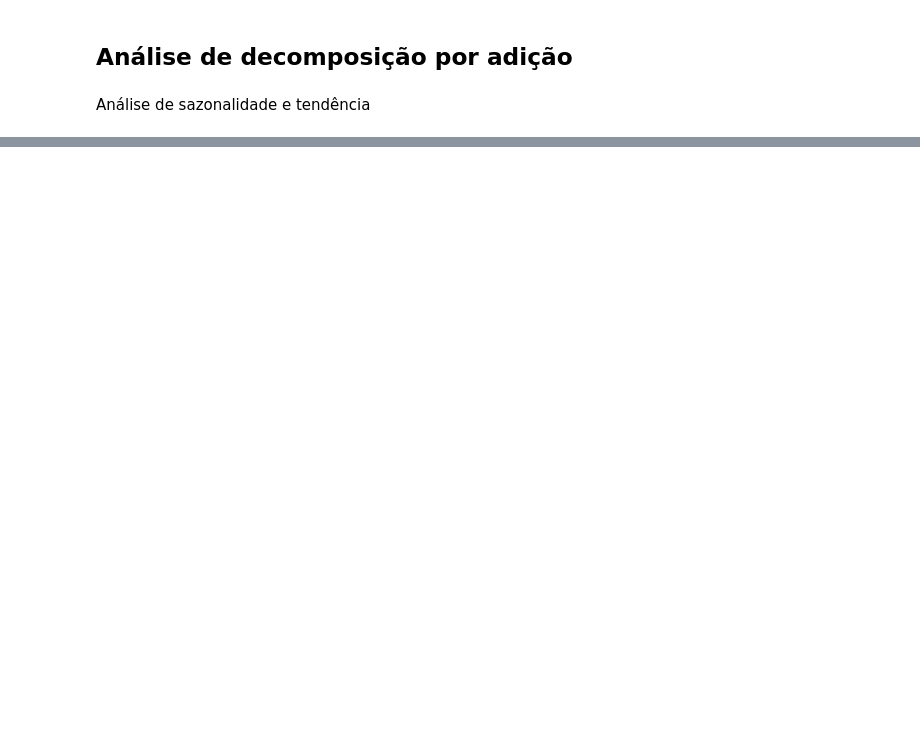
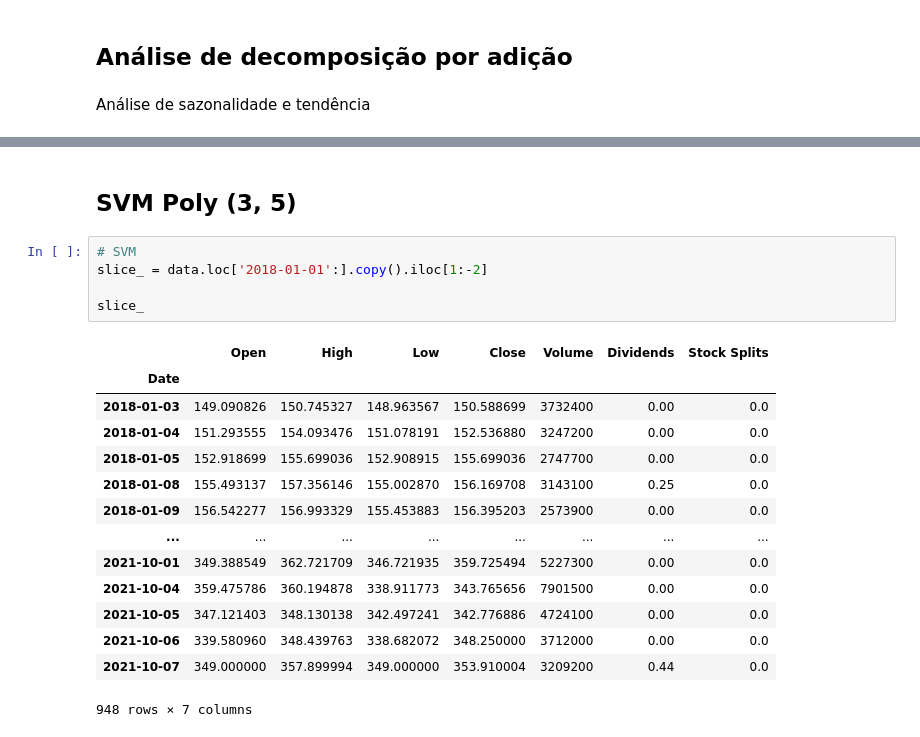
Before and after one commit to MrMarculu/PIC, a Jupyter notebook: pic-ipynb.ipynb, the cells around one changed output, grey strips where cells are left out. Saved outputs shown, nothing was run; the diff lists cells and outputs as text; blank space fills up the shorter version.

```diff
--- a/pic-ipynb.ipynb
+++ b/pic-ipynb.ipynb
@@ -339,0 +355,22 @@ fig
+# %% [markdown]
+## SVM Poly (3, 5)
+# %%
+# SVM
+slice_ = data.loc['2018-01-01':].copy().iloc[1:-2]
+
+slice_
+# %% [output]
+|  | Open | High | Low | Close | Volume | Dividends | Stock Splits |
+| Date |  |  |  |  |  |  |  |
+| 2018-01-03 | 149.090826 | 150.745327 | 148.963567 | 150.588699 | 3732400 | 0.00 | 0.0 |
+| 2018-01-04 | 151.293555 | 154.093476 | 151.078191 | 152.536880 | 3247200 | 0.00 | 0.0 |
+| 2018-01-05 | 152.918699 | 155.699036 | 152.908915 | 155.699036 | 2747700 | 0.00 | 0.0 |
+| 2018-01-08 | 155.493137 | 157.356146 | 155.002870 | 156.169708 | 3143100 | 0.25 | 0.0 |
+| 2018-01-09 | 156.542277 | 156.993329 | 155.453883 | 156.395203 | 2573900 | 0.00 | 0.0 |
+| ... | ... | ... | ... | ... | ... | ... | ... |
+| 2021-10-01 | 349.388549 | 362.721709 | 346.721935 | 359.725494 | 5227300 | 0.00 | 0.0 |
+| 2021-10-04 | 359.475786 | 360.194878 | 338.911773 | 343.765656 | 7901500 | 0.00 | 0.0 |
+| 2021-10-05 | 347.121403 | 348.130138 | 342.497241 | 342.776886 | 4724100 | 0.00 | 0.0 |
+| 2021-10-06 | 339.580960 | 348.439763 | 338.682072 | 348.250000 | 3712000 | 0.00 | 0.0 |
+| 2021-10-07 | 349.000000 | 357.899994 | 349.000000 | 353.910004 | 3209200 | 0.44 | 0.0 |
+948 rows × 7 columns
```
Also changed, not shown: parts of 35 cells of this notebook.
